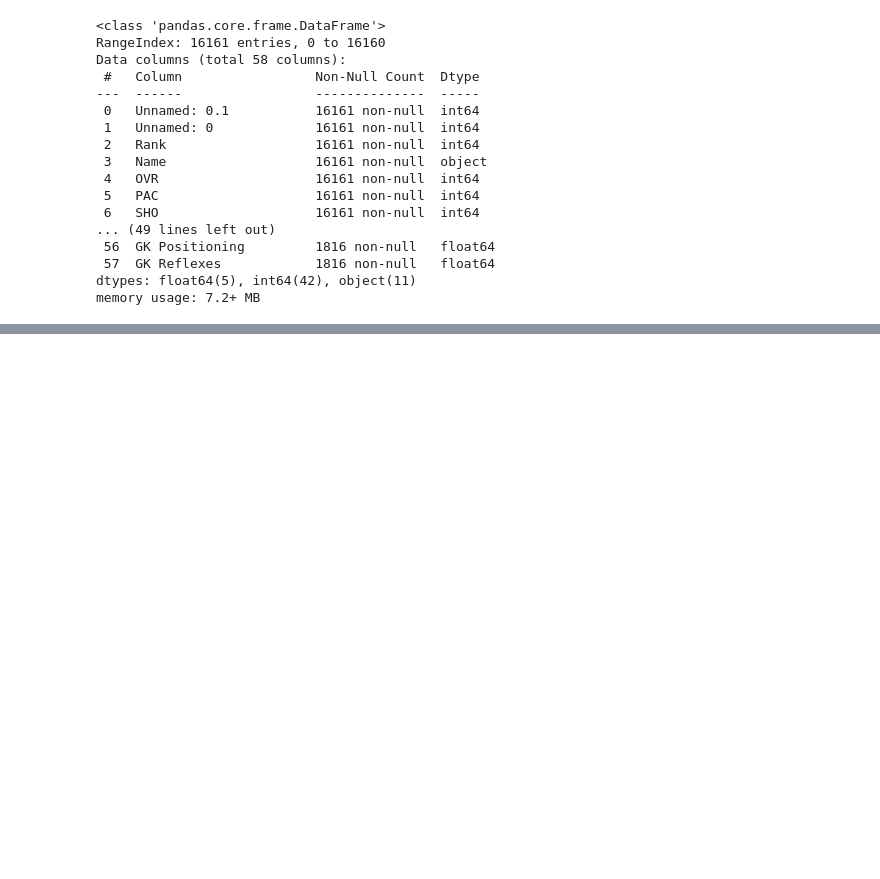
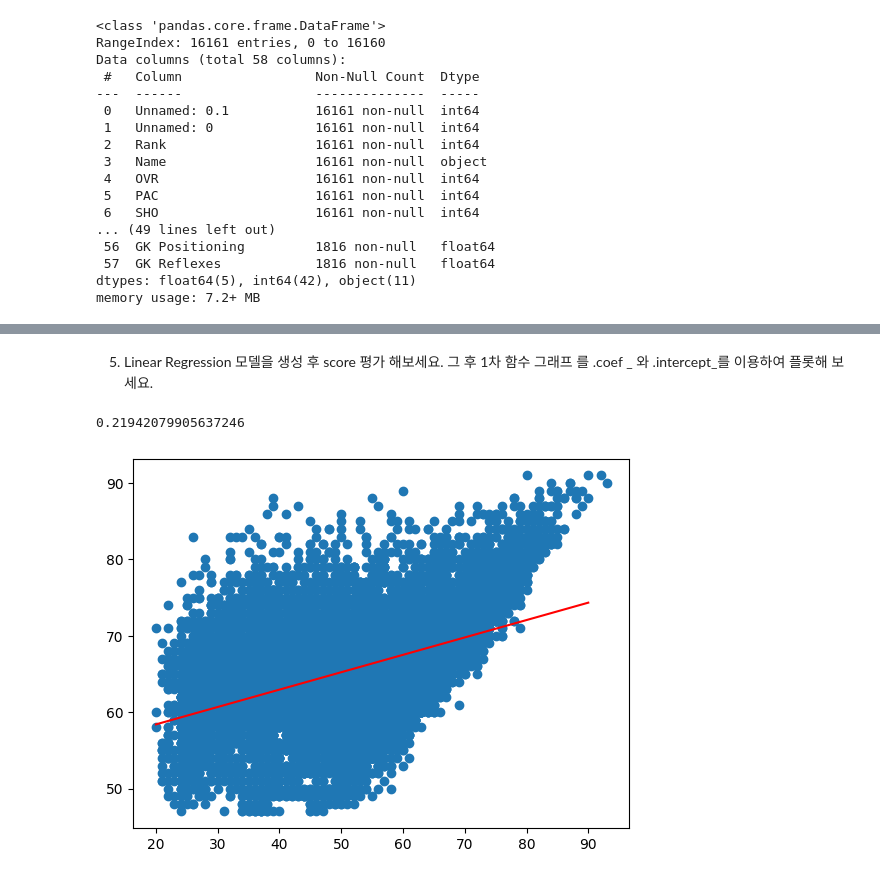
Before and after one commit to hdangdang00/coursework, a Jupyter notebook: IAI2017/week05-linear-regression.ipynb, the cells around one changed output, grey strips where cells are left out. Saved outputs shown, nothing was run; the diff lists cells and outputs as text; code cells hidden in the pictures; blank space fills up the shorter version.

```diff
--- a/IAI2017/week05-linear-regression.ipynb
+++ b/IAI2017/week05-linear-regression.ipynb
@@ -215,0 +296,17 @@ memory usage: 7.2+ MB
+# %% [markdown]
+5. Linear Regression 모델을 생성 후 score 평가 해보세요. 그 후 1차 함수 그래프
+를 .coef
+_
+와 .intercept_를 이용하여 플롯해 보세요.
+# %%
+lr = LinearRegression()
+lr.fit(x_train, y_train)
+lr.score(x_test, y_test)
+# %% [output]
+0.21942079905637246
+# %%
+plt.scatter(x_input, y_output)
+plt.plot([20, 90], [lr.coef_[0] * 20 + lr.intercept_, lr.coef_[0] * 90 + lr.intercept_], 'r-')
+plt.show()
+# %% [output]
+[figure, added]
```
Also changed, not shown: parts of 12 cells of this notebook.
